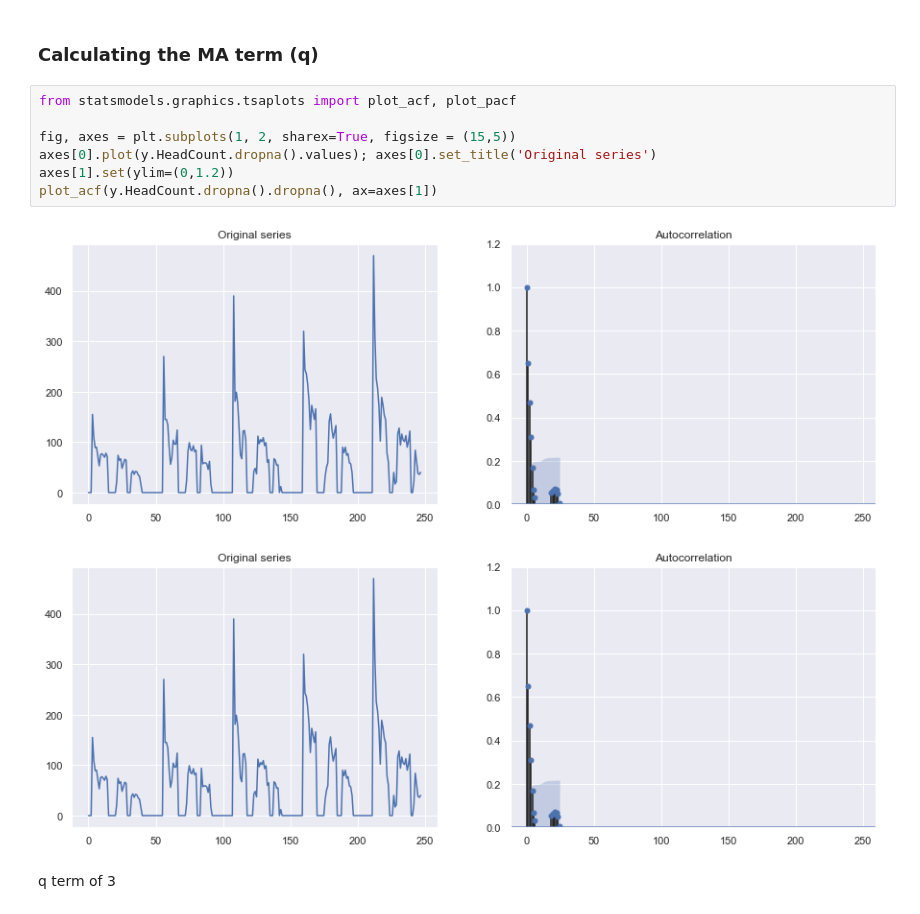
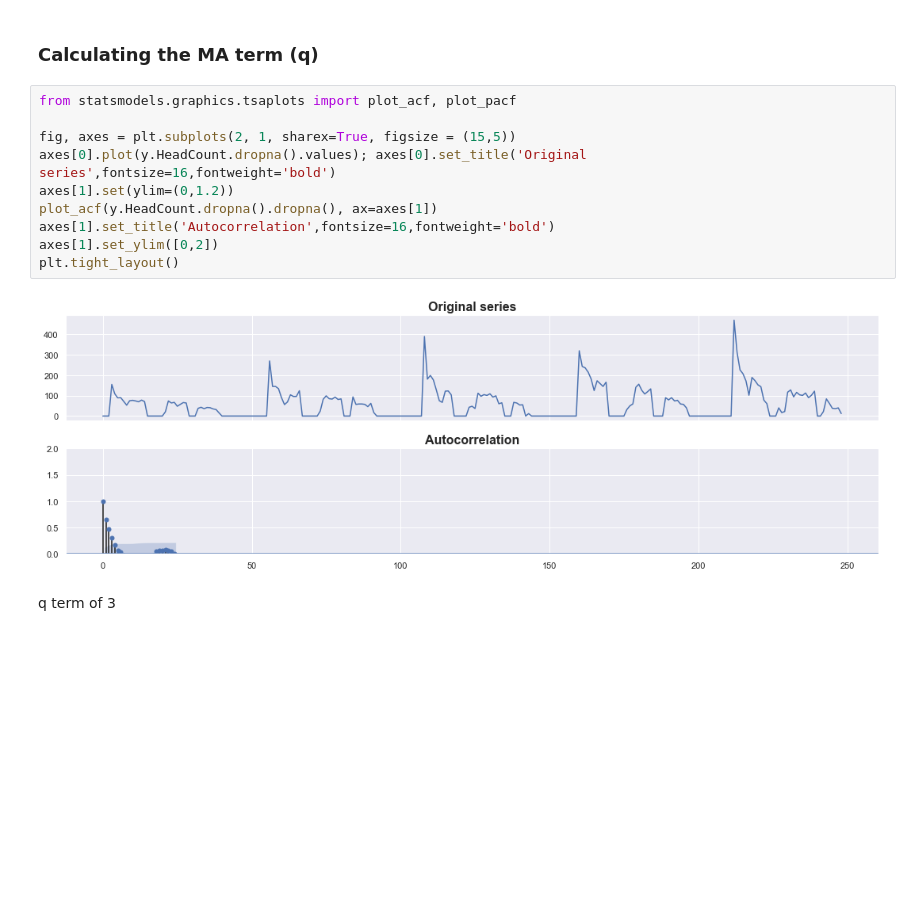
Before and after one commit to chris-pickford/TimeSeriesKb, a Jupyter notebook: Jupyter/main.ipynb, the cells around one changed output. Drawn from its saved outputs; the diff is of its cells as text; blank space fills up the shorter version.

```diff
--- a/Jupyter/main.ipynb
+++ b/Jupyter/main.ipynb
@@ -410,13 +445,15 @@ p term of 0 or 1
 # %%
 from statsmodels.graphics.tsaplots import plot_acf, plot_pacf
 
-fig, axes = plt.subplots(1, 2, sharex=True, figsize = (15,5))
-axes[0].plot(y.HeadCount.dropna().values); axes[0].set_title('Original series')
+fig, axes = plt.subplots(2, 1, sharex=True, figsize = (15,5))
+axes[0].plot(y.HeadCount.dropna().values); axes[0].set_title('Original series',fontsize=16,fontweight='bold')
 axes[1].set(ylim=(0,1.2))
 plot_acf(y.HeadCount.dropna().dropna(), ax=axes[1])
+axes[1].set_title('Autocorrelation',fontsize=16,fontweight='bold')
+axes[1].set_ylim([0,2])
+plt.tight_layout()
 # %% [output]
-[figure, old version]
+[figure, new version]
-[figure, removed]
 # %% [markdown]
 q term of 3
 # %% [markdown]
```
Also changed, not shown: parts of 34 cells of this notebook, 7 other files.
